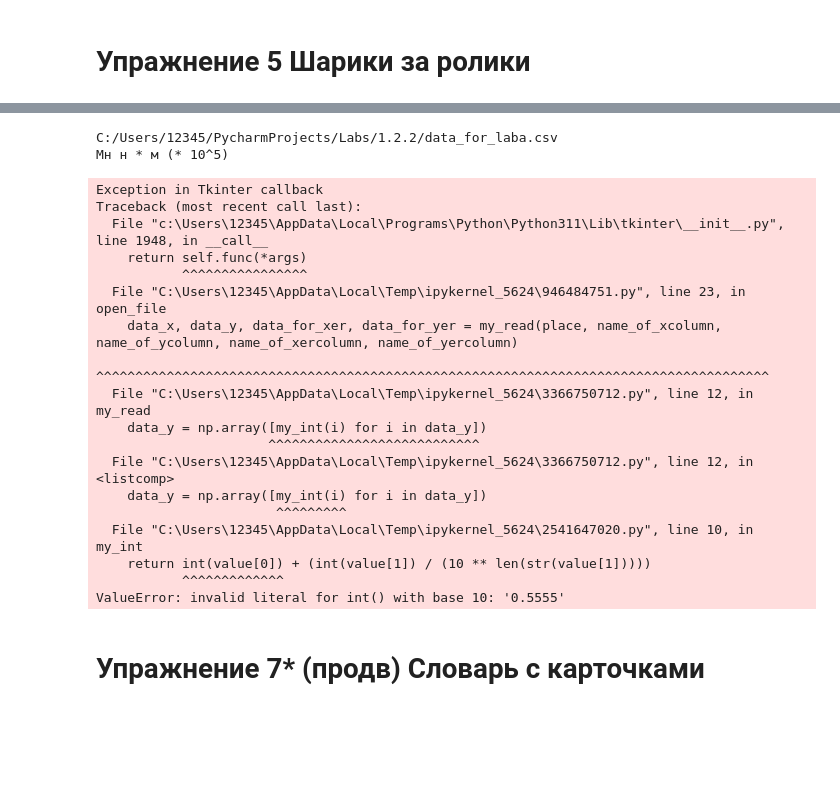
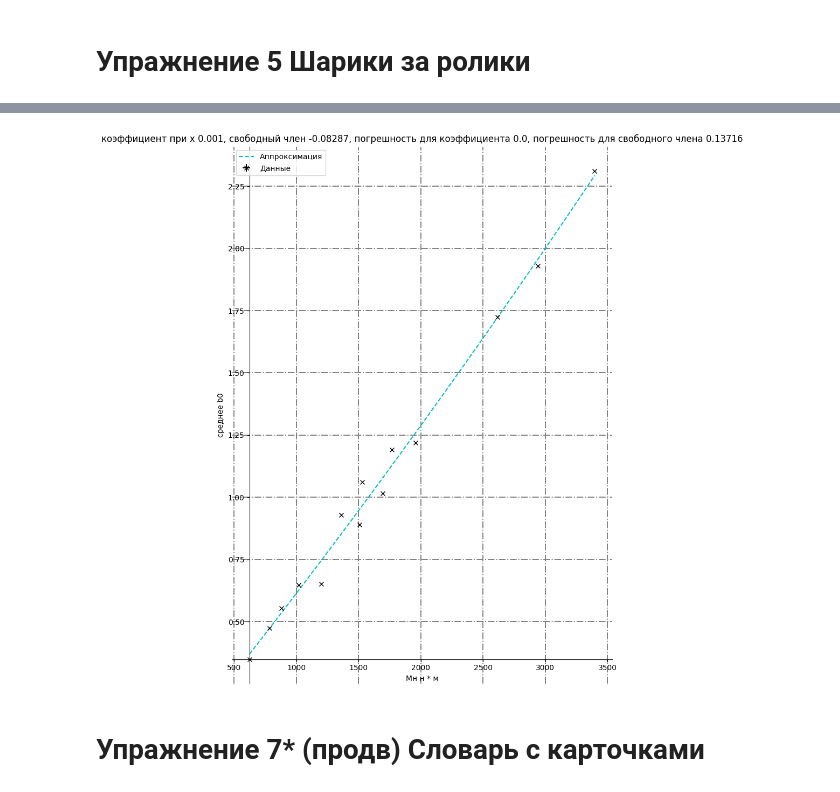
Before and after one commit to 12345-w-online/Seminars, a Jupyter notebook: week 6/1.ipynb, the cells around one changed output, grey strips where cells are left out. Cells and saved outputs as stored; diff of their text form; code cells hidden in the pictures; blank space fills up the shorter version.

```diff
--- a/week 6/1.ipynb
+++ b/week 6/1.ipynb
@@ -430,11 +371,13 @@ def my_int(value):# преобразование чисел с запятой в
     if type(value) == list:
         value = value[0]
 
+    value = list(map(str, value.split(',')))
+    # print(value)
     if len(value) == 1:
-        return int(value)
+        return float(value[0])
     else:
-        value = list(map(str, value.split(',')))
-        return int(value[0]) + (int(value[1]) / (10 ** len(str(value[1]))))
+
+        return float(value[0]) + (int(value[1]) / (10 ** len(str(value[1]))))
 # %%
 def mnk(data_x, data_y, g=0):# метод наименьших квадратов с расчетом погрешностей для коэффициентов
     #Взято с:
@@ -531,7 +474,7 @@ def my_graph(data_x, data_y, data_for_errorbar_x=0, data_for_errorbar_y=0):
 
     data_x1 = np.array(data_x).astype('float')#дата для постройки грфиков(первого графика, ось Y)
     data_y1 = np.array(data_y).astype('float')#дата для постройки грфиков(первого графика, ось X)
-    print(data_x1)
+    # print(data_x1)
 
     x_and_y = (3, 2)# размер грида для графиков
     ax1 = plt.subplot2grid(x_and_y, (0, 0), rowspan=2)
@@ -542,7 +485,7 @@ def my_graph(data_x, data_y, data_for_errorbar_x=0, data_for_errorbar_y=0):
 
     k, b, gk, gb = mnk(data_x1, data_y1, 1)# подсчет коэффициэтов для прямой построенное методом наименьших квадратов
 
-    ax1.errorbar(data_x1, data_y1, data_for_errorbar_y, data_for_errorbar_x, color = 'k', linestyle = 'None', label="Данные")
+    ax1.errorbar(data_x1, data_y1, data_for_errorbar_y, data_for_errorbar_x, marker='x', color = 'k', linestyle = 'None', label="Данные")
     ax1.plot(xh1, approximation_data_1(xh1),'c--', label="Аппроксимация")
     ax1.set_title(f'коэффициент при x {round(k, 3)}, свободный член {round(b, 5)}, погрешность для коэффициента {round(gk, 3)}, погрешность для свободного члена {round(gb, 5)}')# название графика
     ax1.set_xlabel('Мн н * м')# наименование оси X
@@ -562,9 +505,3 @@ def my_graph(data_x, data_y, data_for_errorbar_x=0, data_for_errorbar_y=0):
 
 
     plt.savefig('mygraph.pdf', dpi=1200)
-# %%
-def open_file():
-    place = filedialog.askopenfilename()
-    if place != "":
-        # print(place)
-        return place
@@ -573,34 +545,30 @@ def open_file():
 # %%
-def print_my_graph(*args):
-    print(place)
-    if place != "":
-        with open(filepath, "w") as file:
-            file.write(text)
+# def print_my_graph(*args):
+#     global place_of_directory
+#     place_of_graph = '/'.join(place_of_directory.split('/')[:-1:]) + '/mygraph.pdf'
+#     v1 = pdf.ShowPdf()
+#     v2 = v1.pdf_view(root, pdf_location=place_of_graph, width = 50, height = 100)
 
-        print(name_for_data_x.get() == None)
-        name_of_xcolumn = name_for_data_x.get()
-        name_of_ycolumn = name_for_data_y.get()
-        name_of_xercolumn = name_for_data_xer.get()
-        name_of_yercolumn = name_for_data_yer.get()
-        print(my_read(place, name_of_xcolumn, name_of_ycolumn, name_of_xercolumn, name_of_yercolumn))
 
 def open_file():
     place = filedialog.askopenfilename()
+    global place_of_directory
+    place_of_directory = place
     if place != "":
-        print(place)
-        print(name_for_data_x.get())
+        # print(place)
+        # print(name_for_data_x.get())
         name_of_xcolumn = name_for_data_x.get()
         name_of_ycolumn = name_for_data_y.get()
         name_of_xercolumn = name_for_data_xer.get()
         name_of_yercolumn = name_for_data_yer.get()
         data_x, data_y, data_for_xer, data_for_yer = my_read(place, name_of_xcolumn, name_of_ycolumn, name_of_xercolumn, name_of_yercolumn)
-        print(data_x)
+        # print(data_x, data_y)
         my_graph(data_x, data_y, data_for_xer, data_for_yer)
 
 
 root = Tk()
 root.title("Графики в окошечке")
-root.geometry("1000x600")
+root.geometry("800x200")
 
 root.grid_rowconfigure(index=0, weight=1)
 root.grid_columnconfigure(index=0, weight=1)
@@ -627,57 +595,38 @@ name_for_data_y.grid(column=1, row=1, ipadx=50, ipady=6, padx=5, pady=5, sticky=
 
 ttk.Label(frame_of_entry, text='name data x_er column').grid(column=2, row=0, sticky=(N, W, E, S))
 name_for_data_xer_ = StringVar()
 name_for_data_xer = ttk.Entry(frame_of_entry, width=7, textvariable=name_for_data_xer_)
 name_for_data_xer.grid(column=2, row=1, ipadx=50, ipady=6, padx=5, pady=5, sticky=(N, W, E, S))
 
 ttk.Label(frame_of_entry, text='name data y_er column').grid(column=3, row=0, sticky=(N, W, E, S))
 name_for_data_yer_ = StringVar()
 name_for_data_yer = ttk.Entry(frame_of_entry, width=7, textvariable=name_for_data_yer_)
 name_for_data_yer.grid(column=3, row=1, ipadx=50, ipady=6, padx=5, pady=5, sticky=(N, W, E, S))
 
 name_for_data_x.insert(0, 'Мн н * м (* 10^5)')
 name_for_data_y.insert(0, 'среднее b0 [rad/sec^2]')
 name_for_data_xer.insert(0, 0)
 name_for_data_yer.insert(0, 0)
 
 frame_of_button = ttk.Frame(root, padding="10 10 10 10")
 frame_of_button.grid(column=0, row=2, sticky=(N, W, E, S))
 
 frame_of_button.grid_rowconfigure(index=0, weight=1)
 frame_of_button.grid_columnconfigure(index=0, weight=1)
 frame_of_button.grid_columnconfigure(index=1, weight=1)
 
-# text_editor = Text()
-# text_editor.grid(column=0, columnspan=2, row=0)
-
+# place_of_graph = r'C:\Users\12345\PycharmProjects\Ceminars\week 6\mygraph.pdf'
+# v1 = pdf.ShowPdf()
+# v2 = v1.pdf_view(root, pdf_location=place_of_graph, width = 50, height = 100)
 
 open_button = ttk.Button(frame_of_button, text="Открыть файл", command=open_file)
 open_button.grid(column=0, row=1, sticky=NSEW, padx=10)
 
-save_button = ttk.Button(frame_of_button, text="вывести график", command=print_my_graph)
-save_button.grid(column=1, row=1, sticky=NSEW, padx=10)
+# save_button = ttk.Button(frame_of_button, text="Вывести график", command=print_my_graph)
+# save_button.grid(column=1, row=1, sticky=NSEW, padx=10)
 
 root.mainloop()
 # %% [output]
-C:/Users/12345/PycharmProjects/Labs/1.2.2/data_for_laba.csv
-Мн н * м (* 10^5)
-Exception in Tkinter callback
-Traceback (most recent call last):
-  File "c:\Users\12345\AppData\Local\Programs\Python\Python311\Lib\tkinter\__init__.py", line 1948, in __call__
-    return self.func(*args)
-           ^^^^^^^^^^^^^^^^
-  File "C:\Users\12345\AppData\Local\Temp\ipykernel_5624\946484751.py", line 23, in open_file
-    data_x, data_y, data_for_xer, data_for_yer = my_read(place, name_of_xcolumn, name_of_ycolumn, name_of_xercolumn, name_of_yercolumn)
-                                                 ^^^^^^^^^^^^^^^^^^^^^^^^^^^^^^^^^^^^^^^^^^^^^^^^^^^^^^^^^^^^^^^^^^^^^^^^^^^^^^^^^^^^^^
-  File "C:\Users\12345\AppData\Local\Temp\ipykernel_5624\3366750712.py", line 12, in my_read
-    data_y = np.array([my_int(i) for i in data_y])
-                      ^^^^^^^^^^^^^^^^^^^^^^^^^^^
-  File "C:\Users\12345\AppData\Local\Temp\ipykernel_5624\3366750712.py", line 12, in <listcomp>
-    data_y = np.array([my_int(i) for i in data_y])
-                       ^^^^^^^^^
-  File "C:\Users\12345\AppData\Local\Temp\ipykernel_5624\2541647020.py", line 10, in my_int
-    return int(value[0]) + (int(value[1]) / (10 ** len(str(value[1]))))
-           ^^^^^^^^^^^^^
-ValueError: invalid literal for int() with base 10: '0.5555'
+[figure, added]
 # %% [markdown]
 # Упражнение 7* (продв) Словарь с карточками
```
Also changed, not shown: parts of 6 cells of this notebook, 10 other files.
